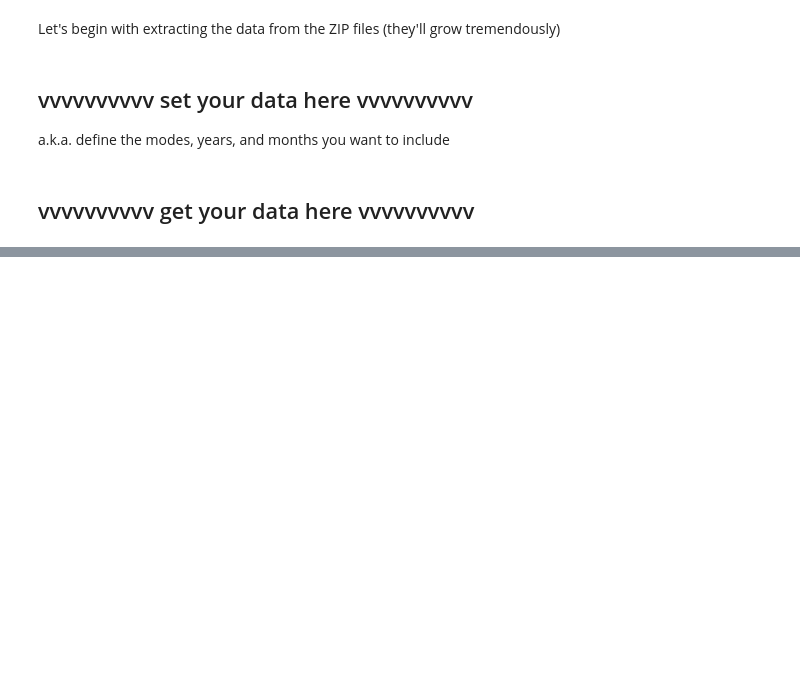
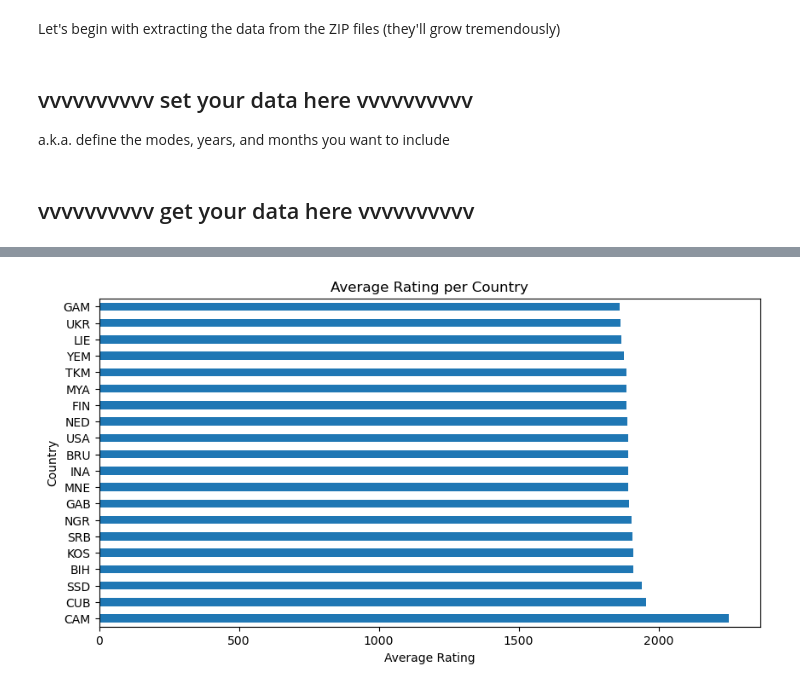
Before and after one commit to koalapowered/da_project, a Jupyter notebook: main/EDA.ipynb, the cells around one changed output, grey strips where cells are left out. Saved outputs shown, nothing was run; the diff lists cells and outputs as text; code cells hidden in the pictures; blank space fills up the shorter version.

```diff
--- a/main/EDA.ipynb
+++ b/main/EDA.ipynb
@@ -102,0 +133,93 @@ plt.hist([df_std_['rating_'+str(i)] for i in range(3)], bins=40)
+# %%
+# Rating Insights:
+
+# What is the average chess rating per country?
+
+
+plot = df_std_['rating_0'].groupby(df_std_['country_0']).mean().sort_values(ascending=False).head(20).plot(kind='barh', figsize=(10,5))
+plot.set_xlabel('Average Rating')
+plot.set_ylabel('Country')
+plot.set_title('Average Rating per Country')
+plt.show()
+
+# CAM is the country with the highest average rating, but thats only because there is only 8 player from CAM in the dataset.
+# The country with the highest average rating with a significant amount of players is ISR. with this graph
+
+plot = df_std_['rating_0'].groupby(df_std_['country_0']).count().sort_values(ascending=False).head(10).plot(kind='barh', figsize=(10,5))
+plot.set_xlabel('Number of Players')
+plot.set_ylabel('Country')
+plot.set_title('Number of Players per Country')
+plt.show()
+
+# # An other way to look at it is plotting the rating of only CAM players to see the distribution
+plot = df_std_['rating_0'].groupby(df_std_['country_0']).get_group('CAM').plot(kind='hist', figsize=(10,5))
+plt.show()
+
+
+
+# In conclusion, the average rating per country is not a good indicator of the strength of the country. The number of players is a better indicator.
+# Maybe we can look at the top 100 players of each country and see the average rating of those players to get a better idea of the strength of the country.
+
+
+# Let's plot the top 100 players of each country and see the average rating of those players.
+
+plot = df_std_['rating_0'].groupby(df_std_['country_0']).apply(lambda x: x.nlargest(100).mean()).sort_values(ascending=False).head(10).plot(kind='barh', figsize=(10,5))
+plot.set_xlabel('Average Rating')
+plot.set_ylabel('Country')
+plot.set_title('Average Rating of Top 100 Players per Country')
+plt.show()
+
+
+
+
+# Why is Russia suddenly the strongest country? It's because the top 10 players of Russia are the strongest in the world.
+# Let's plot the top 10 players of Russia and see how strong they are.
+
+russian_players = df_std_[df_std_['country_0'] == 'RUS']
+
+# Step 2: Identify the top 10 Russian players by rating
+# It's important to sort the players first to ensure nlargest works correctly after grouping (if needed)
+top_10_russian_players = russian_players.nlargest(10, 'rating_0')
+
+# For plotting, set the player names as the index (assuming player names are unique)
+# If player names aren't unique, consider adding an ID or another unique identifier
+plot_data = top_10_russian_players.set_index('name_0')['rating_0']
+
+# Step 3: Plot with player names
+plt.figure(figsize=(10, 5))
+plot = plot_data.plot(kind='bar')
+plot.set_ylabel('Rating')
+plot.set_xlabel('Player')
+plot.set_title('Top 10 Players of Russia')
+
+# Display the plot
+plt.show()
+
+
+
+
+
+# Who are the top players in the world?
+# Let's plot the top 10 players in the world and see how strong they are and where they are from. We can also see the distribution of the top 10 players in the world.
+# how do i add the country to the plot?
+
+df_std_['player_country'] = df_std_['name_0'] + ' (' + df_std_['country_0'] + ')'
+
+# Step 2: Select the top 10 players by rating
+top_10_players = df_std_.nlargest(10, 'rating_0')
+
+# Create the plot for the top 10 players, using the new 'player_country' column as the index
+plt.figure(figsize=(10, 5))
+plot = top_10_players.set_index('player_country')['rating_0'].plot(kind='bar')
+plot.set_ylabel('Rating')
+plot.set_xlabel('Player')
+plot.set_title('Top 10 Players in the World by Rating')
+
+# Display the plot
+plt.show()
+
+# In conclusion, Russia has the best players because their player have the highest ratings compare to the other countries
+# This can be explained by the fact that Russia has the most players in the top 100 players in the world.
+# The top 10 players in the world are all from Russia and they are the strongest in the world.
+# %% [output]
+[figure, added]
```
Also changed, not shown: parts of 15 cells of this notebook.
